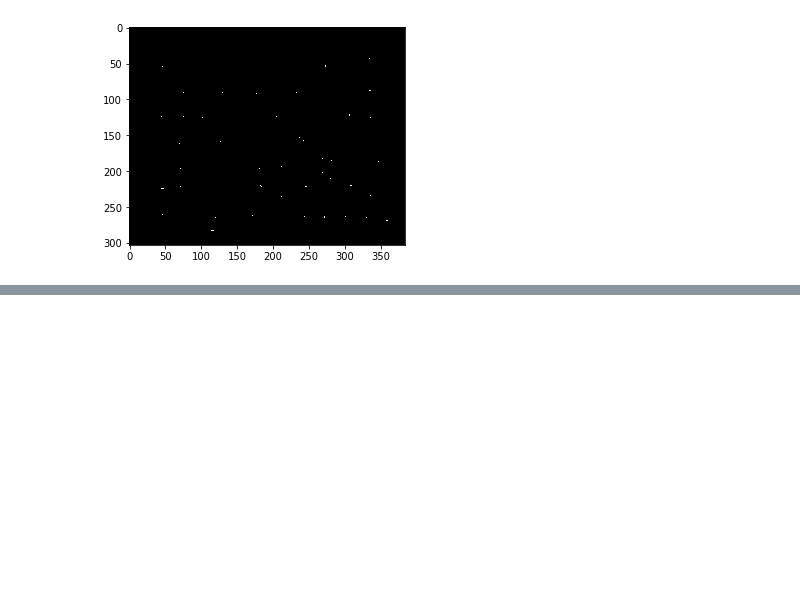
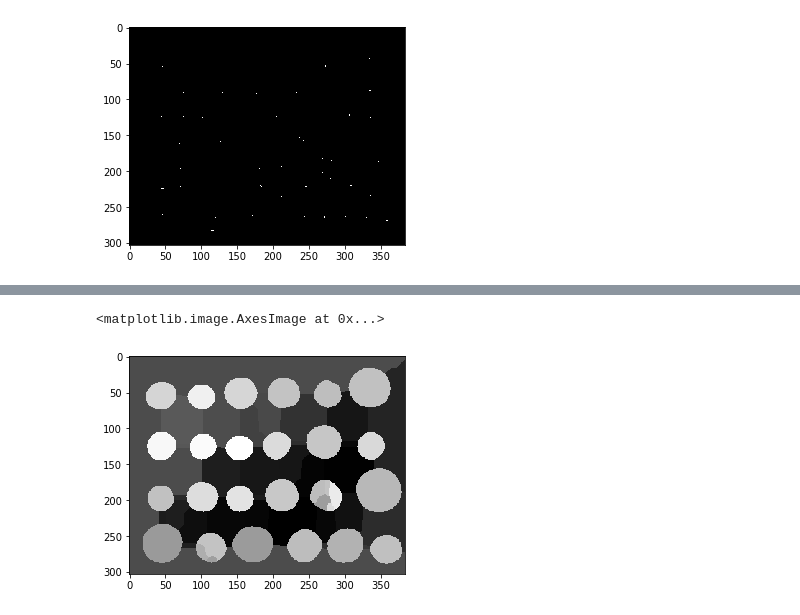
Before and after one commit to Biswajee/MachineLearningFlows, a Jupyter notebook: coins.ipynb, the cells around one changed output, grey strips where cells are left out. Saved outputs shown, nothing was run; the diff lists cells and outputs as text; code cells hidden in the pictures; blank space fills up the shorter version.

```diff
--- a/coins.ipynb
+++ b/coins.ipynb
@@ -62,0 +97,5 @@ peak_idx =
+# %%
+plt.imshow(color.label2rgb(labels, image=coins, kind='avg'), cmap='gray')
+# %% [output]
+<matplotlib.image.AxesImage at 0x...>
+[figure, added]
```
Also changed, not shown: parts of 14 cells of this notebook.
